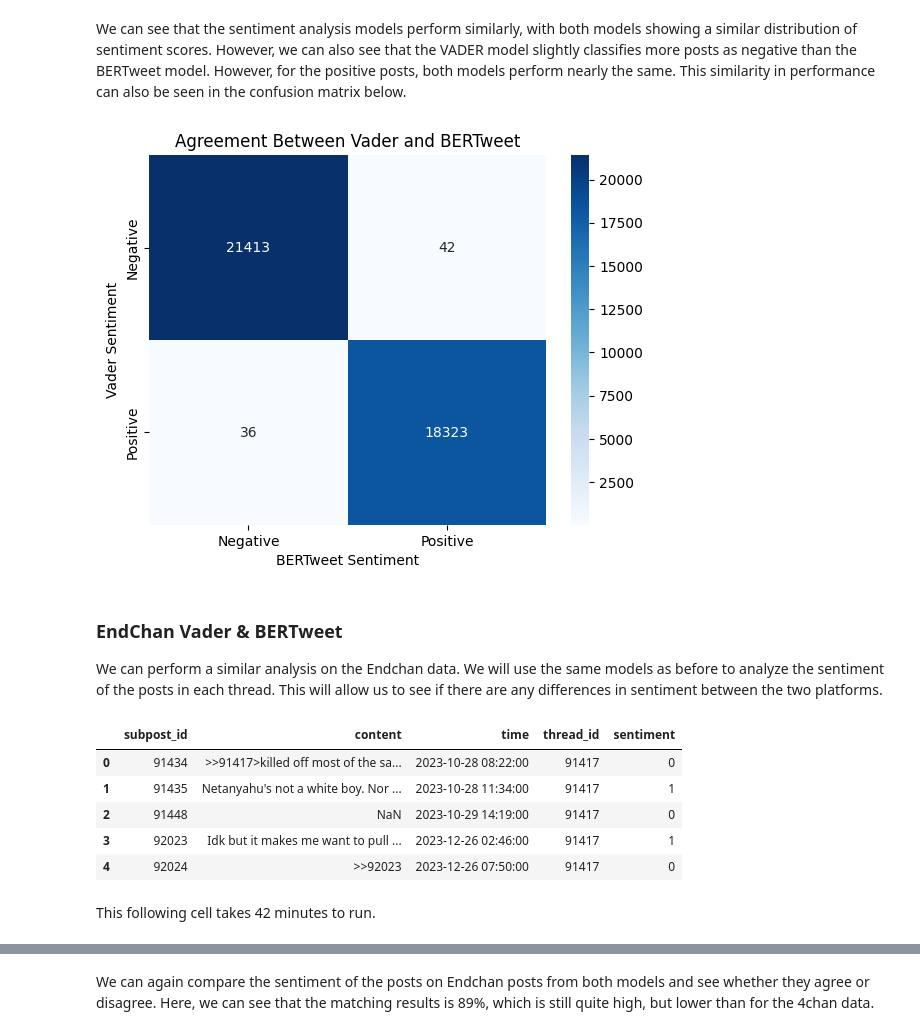
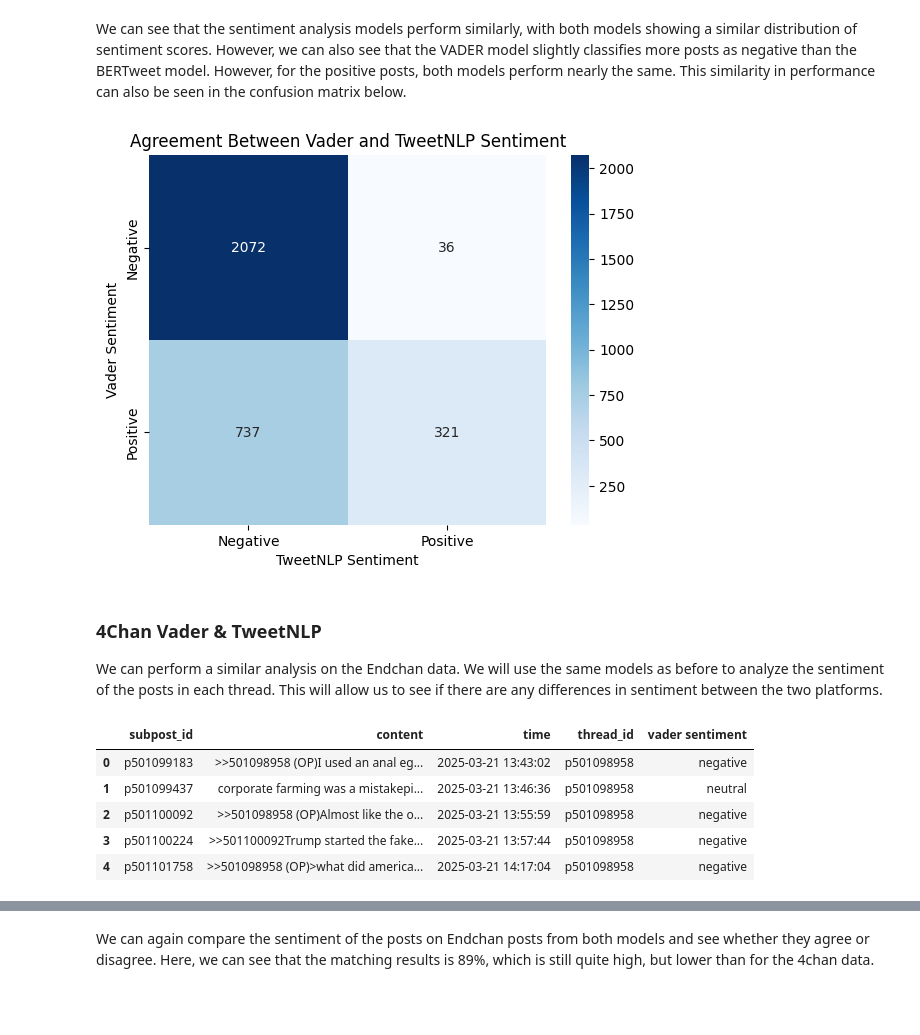
Before and after one commit to Kyrie-Alysa/Data-Forensics, a Jupyter notebook: DataExploration.ipynb, the cells around one changed output, grey strips where cells are left out. Cells and saved outputs as stored; diff of their text form; code cells hidden in the pictures; blank space fills up the shorter version.

```diff
--- a/DataExploration.ipynb
+++ b/DataExploration.ipynb
@@ -540,0 +536,4 @@ chan4_posts.head(5)
+# %%
+# Apply get_sentiment function
+endchan_posts['vader sentiment'] = endchan_posts['content'].apply(get_vader_sentiment)
+endchan_posts.head(5)
@@ -614,0 +557,2 @@ weighted avg       0.99      0.99      0.99      7963
+# %%
+tweetnlp = tweetnlp.load_model('sentiment')
@@ -615,3 +563,12 @@ weighted avg       0.99      0.99      0.99      7963
+# %%
+def get_tweetnlp_sentiment(text):
+    if isinstance(text, str) and text.strip() != "":
+        return tweetnlp.predict(text)['label']
+    else:
+        return None
+# %%
+# Pas toe op de content-kolom
+endchan_posts['tweetnlp sentiment'] = endchan_posts['content'].progress_apply(get_tweetnlp_sentiment)
 # %% [markdown]
 We can compare the sentiment of the posts on 4chan posts from both models and see whether they agree or disagree.
 # %%
@@ -650,31 +607,31 @@ plt.show()
 We can see that the sentiment analysis models perform similarly, with both models showing a similar distribution of sentiment scores. However, we can also see that the VADER model slightly classifies more posts as negative than the BERTweet model. However, for the positive posts, both models perform nearly the same. This similarity in performance can also be seen in the confusion matrix below.
 # %%
 # Filter out rows with NaN values in 'sentiment' or 'predicted_sentiment'
-valid_rows = chan4_posts.dropna(subset=['sentiment', 'predicted_sentiment'])
+valid_rows = endchan_posts.dropna(subset=['vader sentiment', 'tweetnlp sentiment'])
 
 # Create a confusion matrix
-conf_matrix = confusion_matrix(valid_rows['sentiment'], valid_rows['predicted_sentiment'])
+conf_matrix = confusion_matrix(valid_rows['vader sentiment'], valid_rows['tweetnlp sentiment'], labels=['negative', 'positive'])
 
 # Plot the heatmap
 sns.heatmap(conf_matrix, annot=True, fmt='d', cmap='Blues', xticklabels=['Negative', 'Positive'], yticklabels=['Negative', 'Positive'])
-plt.xlabel('BERTweet Sentiment')
+plt.xlabel('TweetNLP Sentiment')
 plt.ylabel('Vader Sentiment')
-plt.title('Agreement Between Vader and BERTweet')
+plt.title('Agreement Between Vader and TweetNLP Sentiment')
 plt.show()
 # %% [output]
-[figure, old version]
+[figure, new version]
 # %% [markdown]
-### EndChan Vader & BERTweet
+### 4Chan Vader & TweetNLP
 
 We can perform a similar analysis on the Endchan data. We will use the same models as before to analyze the sentiment of the posts in each thread. This will allow us to see if there are any differences in sentiment between the two platforms.
 # %%
-# Apply get_sentiment function
-endchan_posts['sentiment'] = endchan_posts['content'].apply(get_sentiment)
-endchan_posts.head(5)
+# Apply the vader sentiment function
+chan4_posts['vader sentiment'] = chan4_posts['content'].apply(get_vader_sentiment)
+chan4_posts.head(5)
 # %% [output]
-|  | subpost_id | content | time | thread_id | sentiment |
-| 0 | 91434 | >>91417>killed off most of the sa... | 2023-10-28 08:22:00 | 91417 | 0 |
-| 1 | 91435 | Netanyahu's not a white boy. Nor ... | 2023-10-28 11:34:00 | 91417 | 1 |
-| 2 | 91448 | NaN | 2023-10-29 14:19:00 | 91417 | 0 |
-| 3 | 92023 | Idk but it makes me want to pull ... | 2023-12-26 02:46:00 | 91417 | 1 |
-| 4 | 92024 | >>92023 | 2023-12-26 07:50:00 | 91417 | 0 |
+|  | subpost_id | content | time | thread_id | vader sentiment |
+| 0 | p501099183 | >>501098958 (OP)I used an anal eg... | 2025-03-21 13:43:02 | p501098958 | negative |
+| 1 | p501099437 | corporate farming was a mistakepi... | 2025-03-21 13:46:36 | p501098958 | neutral |
+| 2 | p501100092 | >>501098958 (OP)Almost like the o... | 2025-03-21 13:55:59 | p501098958 | negative |
+| 3 | p501100224 | >>501100092Trump started the fake... | 2025-03-21 13:57:44 | p501098958 | negative |
+| 4 | p501101758 | >>501098958 (OP)>what did america... | 2025-03-21 14:17:04 | p501098958 | negative |
@@ -683,2 +637,0 @@ endchan_posts['tokenized'] = endchan_posts['content'].dropna().apply(lambda x: t
-# %% [markdown]
-This following cell takes 42 minutes to run.
```
Also changed, not shown: parts of 27 cells of this notebook.
